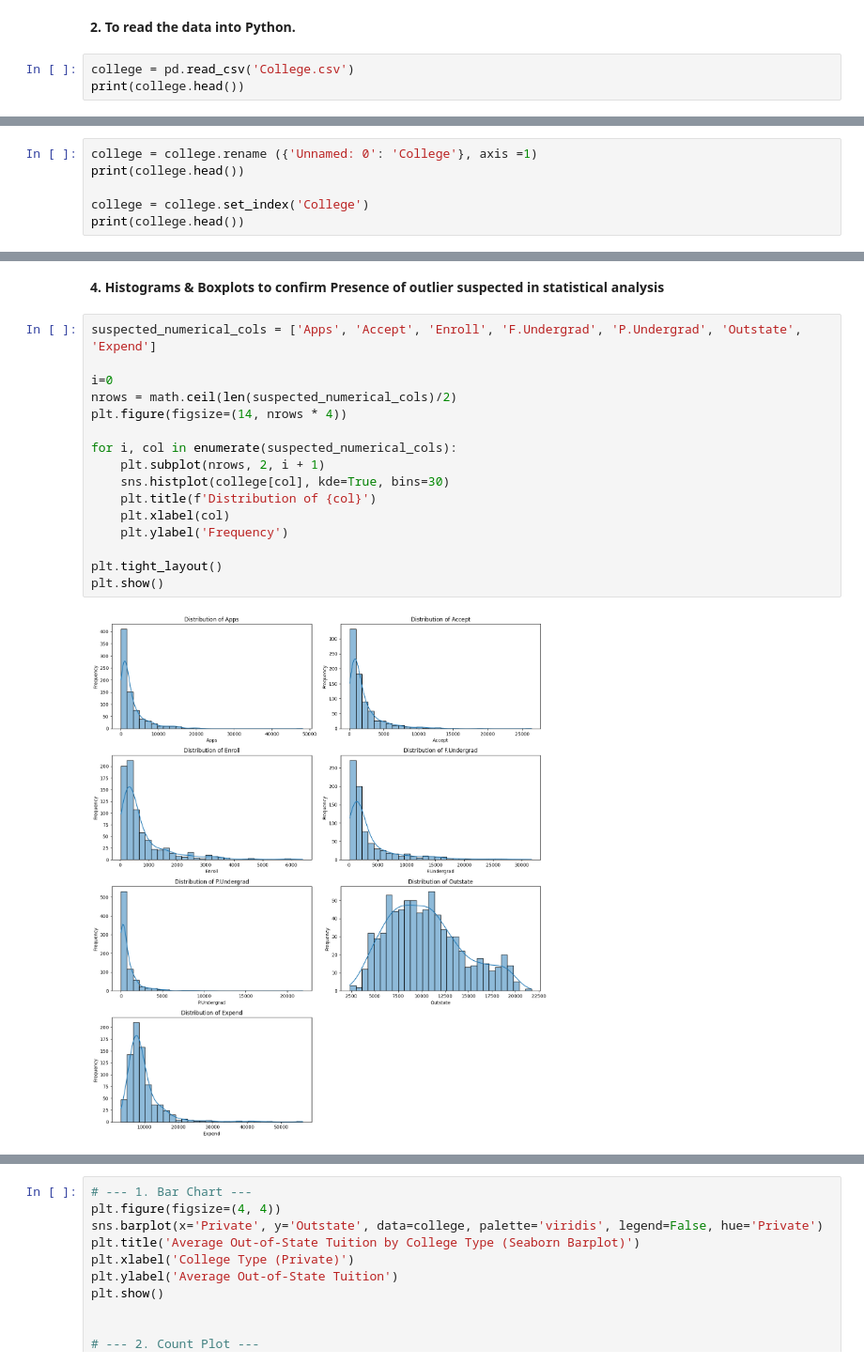
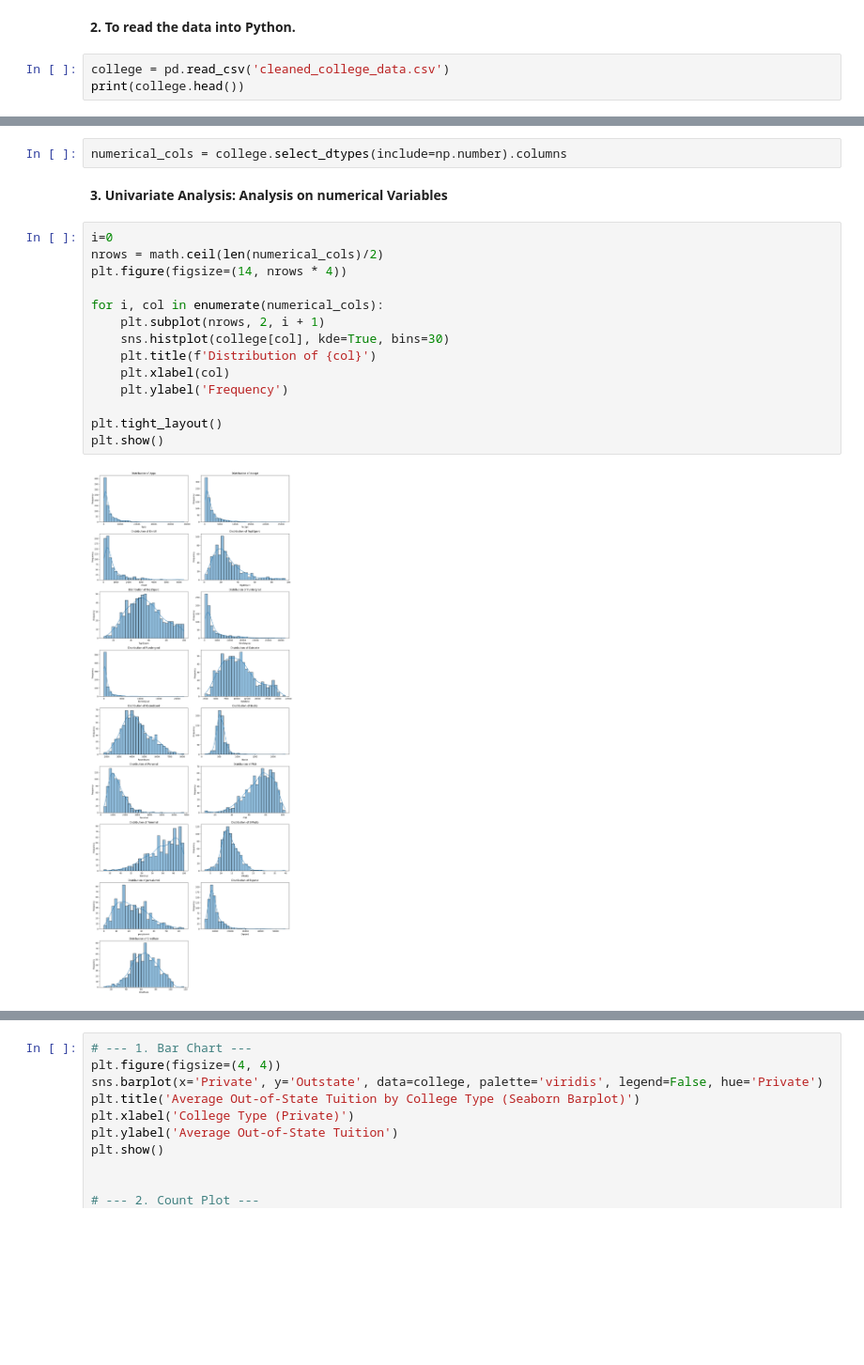
Before and after one commit to HariniS1018/College-Performance-Analysis-and-Graduation-Rate-Prediction, a Jupyter notebook: exploratory_data_analysis.ipynb, the cells around one changed output, grey strips where cells are left out. Shown at 94% size. Cells and saved outputs as stored; diff of their text form; blank space fills up the shorter version.

Commit message:
fix: data_cleaning, descriptive_statistical analysis are cleared

```diff
--- a/exploratory_data_analysis.ipynb
+++ b/exploratory_data_analysis.ipynb
@@ -9,6 +9,6 @@ import math
 # %% [markdown]
 **2. To read the data into Python.**
 # %%
-college = pd.read_csv('College.csv')
+college = pd.read_csv('cleaned_college_data.csv')
 print(college.head())
 # %% [output]
@@ -39,6 +34,0 @@ print(college.head())
-# %%
-college = college.rename ({'Unnamed: 0': 'College'}, axis =1)
-print(college.head())
-
-college = college.set_index('College')
-print(college.head())
@@ -63,21 +35,21 @@ Alaska Pacific University          11.9            2   10922         15
+# %%
+numerical_cols = college.select_dtypes(include=np.number).columns
 # %% [markdown]
-**4. Histograms & Boxplots to confirm Presence of outlier suspected in statistical analysis**
+**3. Univariate Analysis: Analysis on numerical Variables**
 # %%
-suspected_numerical_cols = ['Apps', 'Accept', 'Enroll', 'F.Undergrad', 'P.Undergrad', 'Outstate', 'Expend']
-
 i=0
-nrows = math.ceil(len(suspected_numerical_cols)/2)
+nrows = math.ceil(len(numerical_cols)/2)
 plt.figure(figsize=(14, nrows * 4))
 
-for i, col in enumerate(suspected_numerical_cols):
+for i, col in enumerate(numerical_cols):
     plt.subplot(nrows, 2, i + 1)
     sns.histplot(college[col], kde=True, bins=30)
     plt.title(f'Distribution of {col}')
     plt.xlabel(col)
     plt.ylabel('Frequency')
 
 plt.tight_layout()
 plt.show()
 # %% [output]
-[figure, old version]
+[figure, new version]
 # %%
```
Also changed, not shown: parts of 21 cells of this notebook, 3 other files.
